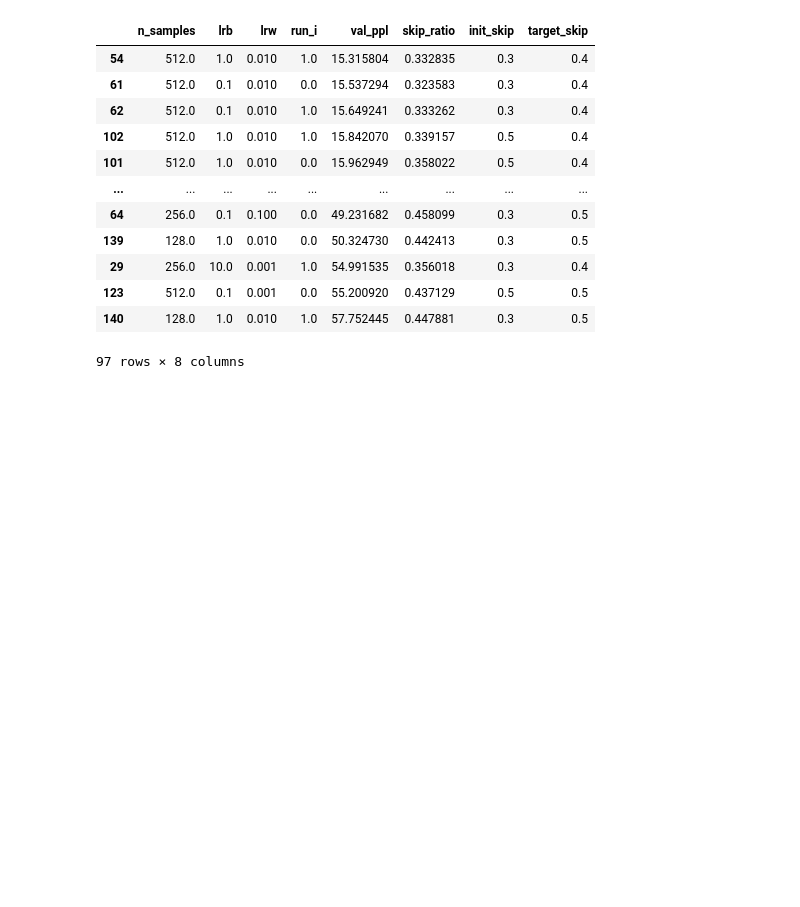
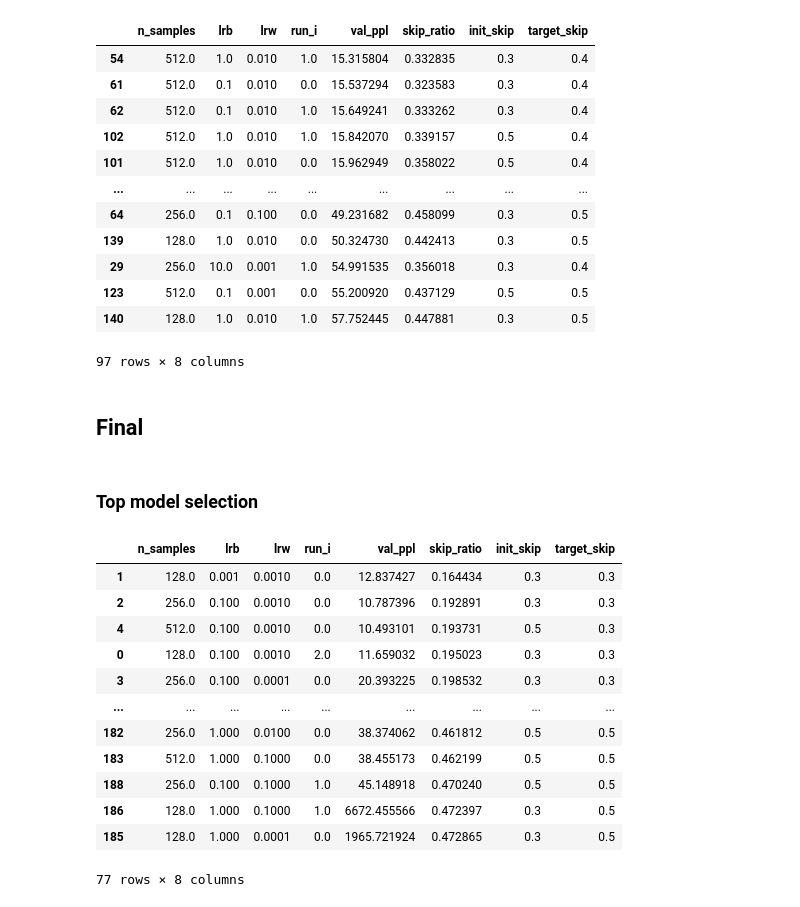
Before and after one commit to chutnakova5/Adaptive-layer-skipping, a Jupyter notebook: results.ipynb, the cells around one changed output. Cells and saved outputs as stored; diff of their text form; code cells hidden in the pictures; blank space fills up the shorter version.

```diff
--- a/results.ipynb
+++ b/results.ipynb
@@ -821,3 +827,5 @@ gate_results_best.loc[
 | 123 | 512.0 | 0.1 | 0.001 | 0.0 | 55.200920 | 0.437129 | 0.5 | 0.5 |
 | 140 | 128.0 | 1.0 | 0.010 | 1.0 | 57.752445 | 0.447881 | 0.3 | 0.5 |
 97 rows × 8 columns
+# %% [markdown]
+## Final
@@ -823,0 +839,2 @@ gate_results_best.loc[
+# %% [markdown]
+### Top model selection
@@ -823,0 +848,16 @@ gate_results_best.loc[
+# %%
+gated_model_results.sort_values(by='skip_ratio')
+# %% [output]
+|  | n_samples | lrb | lrw | run_i | val_ppl | skip_ratio | init_skip | target_skip |
+| 1 | 128.0 | 0.001 | 0.0010 | 0.0 | 12.837427 | 0.164434 | 0.3 | 0.3 |
+| 2 | 256.0 | 0.100 | 0.0010 | 0.0 | 10.787396 | 0.192891 | 0.3 | 0.3 |
+| 4 | 512.0 | 0.100 | 0.0010 | 0.0 | 10.493101 | 0.193731 | 0.5 | 0.3 |
+| 0 | 128.0 | 0.100 | 0.0010 | 2.0 | 11.659032 | 0.195023 | 0.3 | 0.3 |
+| 3 | 256.0 | 0.100 | 0.0001 | 0.0 | 20.393225 | 0.198532 | 0.3 | 0.3 |
+| ... | ... | ... | ... | ... | ... | ... | ... | ... |
+| 182 | 256.0 | 1.000 | 0.0100 | 0.0 | 38.374062 | 0.461812 | 0.5 | 0.5 |
+| 183 | 512.0 | 1.000 | 0.1000 | 0.0 | 38.455173 | 0.462199 | 0.5 | 0.5 |
+| 188 | 256.0 | 0.100 | 0.1000 | 1.0 | 45.148918 | 0.470240 | 0.5 | 0.5 |
+| 186 | 128.0 | 1.000 | 0.1000 | 1.0 | 6672.455566 | 0.472397 | 0.3 | 0.5 |
+| 185 | 128.0 | 1.000 | 0.0001 | 0.0 | 1965.721924 | 0.472865 | 0.3 | 0.5 |
+77 rows × 8 columns
```
Also changed, not shown: parts of 11 cells of this notebook, 5 other files.
